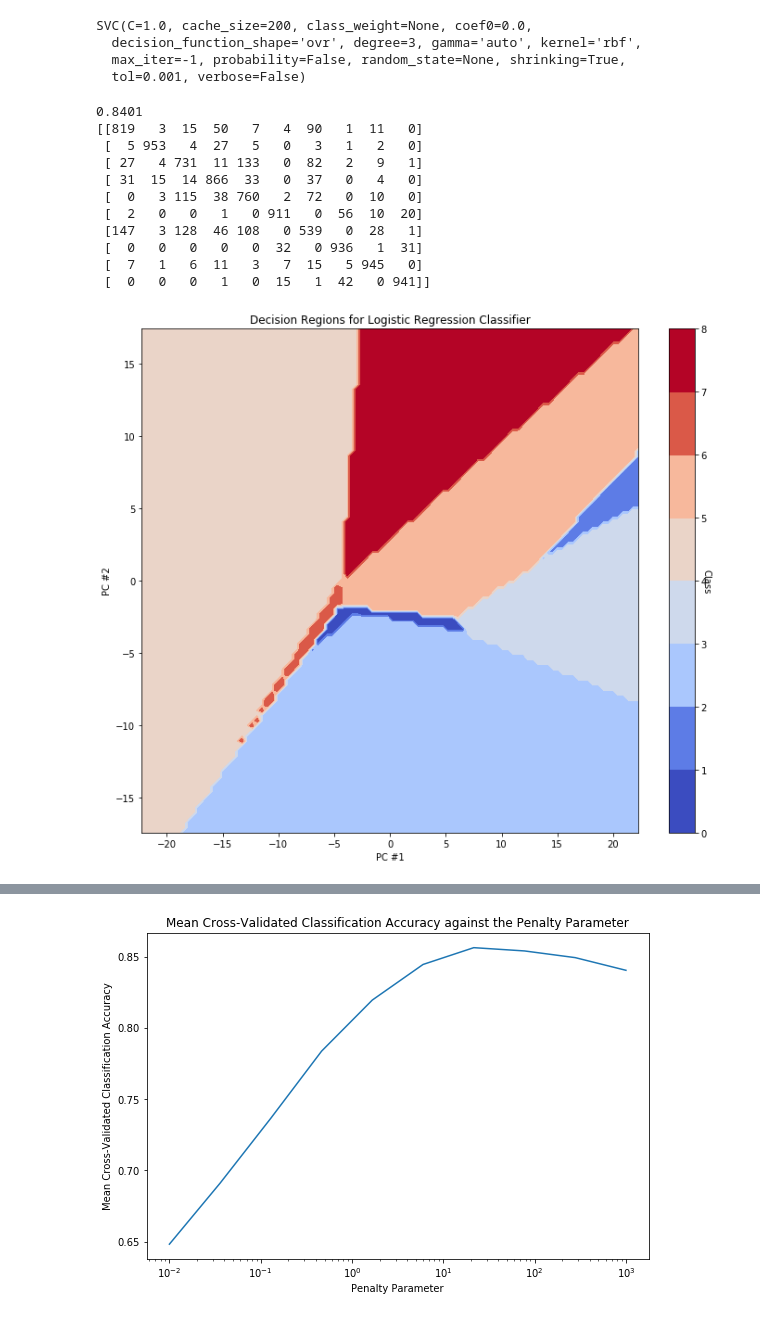
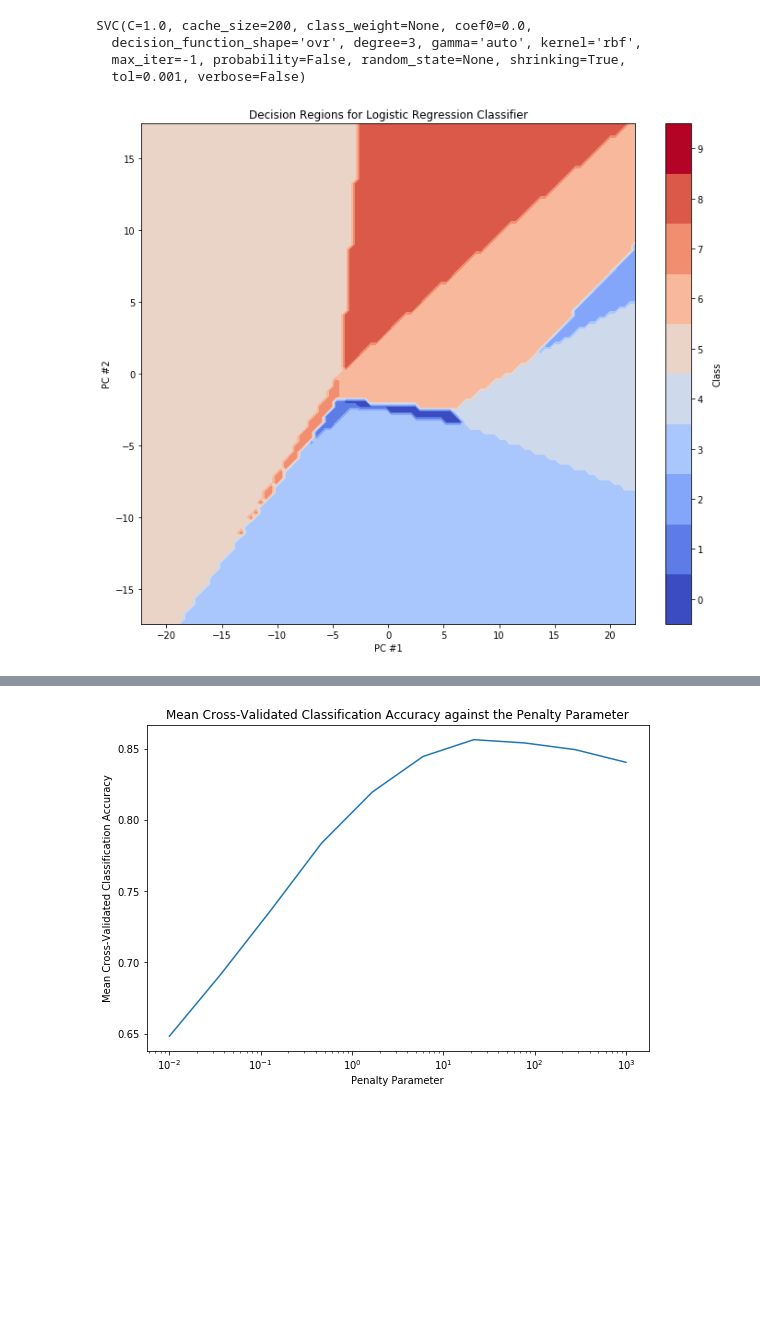
Before and after one commit to cpuved/inf3-iaml-cw2, a Jupyter notebook: notebooks/iaml01cw2_q2.ipynb, the cells around one changed output, grey strips where cells are left out. Cells and saved outputs as stored; diff of their text form; code cells hidden in the pictures; blank space fills up the shorter version.

```diff
--- a/notebooks/iaml01cw2_q2.ipynb
+++ b/notebooks/iaml01cw2_q2.ipynb
@@ -53,9 +53,9 @@ def iaml01cw2_q2_1():
 
     #---------------------(COMMENT OUT WHEN COMPLETED ONCE!)---------------------#
     # Classification experiment with multinomial logistic regression
-    # model_2_1 = LogisticRegression().fit(Xtrn_nm, Ytrn) # Uncomment to retrain
+    model_2_1 = LogisticRegression().fit(Xtrn_nm, Ytrn) # Uncomment to retrain
     # Save the model to disk
-    # pickle.dump(model_2_1, open('model_2_1.sav', 'wb')) # Uncomment to resave
+    pickle.dump(model_2_1, open('model_2_1.sav', 'wb')) # Uncomment to resave
     #----------------------------------------------------------------------------#
 
     # Load the model from disk
@@ -130,47 +119,36 @@ def iaml01cw2_q2_3():
     Xtrn_nm_trans = pca.fit_transform(Xtrn_nm)
 
     # Plot
     plt.figure(figsize=(12,10))
     plt.title("Decision Regions for Logistic Regression Classifier")
 
     x_min, x_max = np.multiply(-5, np.std(Xtrn_nm_trans[:,0])), np.multiply(5, np.std(Xtrn_nm_trans[:,0]))
     y_min, y_max = np.multiply(-5, np.std(Xtrn_nm_trans[:,1])), np.multiply(5, np.std(Xtrn_nm_trans[:,1]))
 
 
     x_range = np.linspace(x_min, x_max, 100)
     y_range = np.linspace(y_min, y_max, 100)
 
     V = []
 
     for y in y_range:
         for x in x_range:
             V.append([x,y])
 
     z = pca.inverse_transform(V)
     z = model_2_1.predict(z)
     z = z.reshape(100,100)
 
     colours = plt.cm.get_cmap("coolwarm", 10)
-    plt.contourf(x_range, y_range, z, cmap=colours)
+    plt.contourf(x_range, y_range, z, cmap=colours, levels=np.linspace(0,10,11)-0.5)
     plt.xlabel("PC #1")
     plt.ylabel("PC #2")
-    plt.colorbar().set_label("Class", rotation=270)
+    plt.colorbar(spacing='uniform', ticks=np.linspace(0,10,11), boundaries=np.linspace(0,10,11)).set_label("Class", rotation=90, labelpad=10)
     plt.show()
 
 iaml01cw2_q2_3()
 # %% [output]
-0.8401
-[[819   3  15  50   7   4  90   1  11   0]
- [  5 953   4  27   5   0   3   1   2   0]
- [ 27   4 731  11 133   0  82   2   9   1]
- [ 31  15  14 866  33   0  37   0   4   0]
- [  0   3 115  38 760   2  72   0  10   0]
- [  2   0   0   1   0 911   0  56  10  20]
- [147   3 128  46 108   0 539   0  28   1]
- [  0   0   0   0   0  32   0 936   1  31]
- [  7   1   6  11   3   7  15   5 945   0]
- [  0   0   0   1   0  15   1  42   0 941]]
-[figure, old version]
+[figure, new version]
 # %%
 # Q2.4
 def iaml01cw2_q2_4():
```
Also changed, not shown: parts of 4 cells of this notebook, 7 other files.
